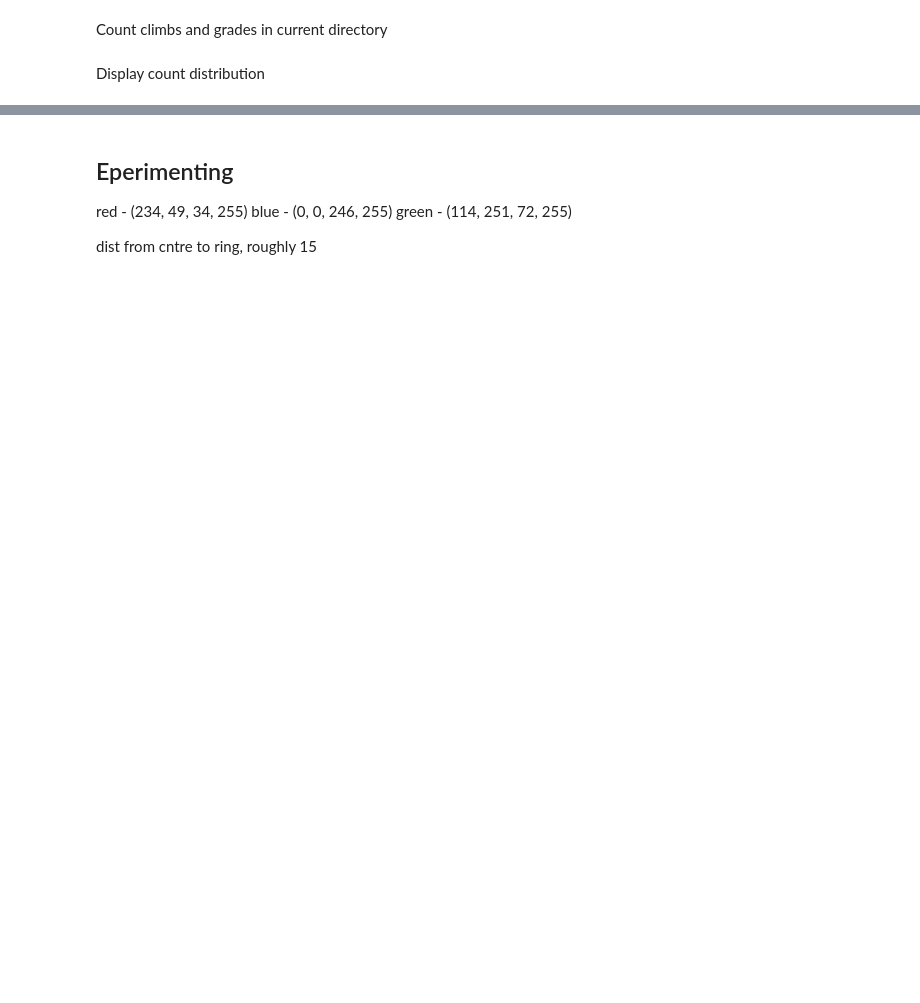
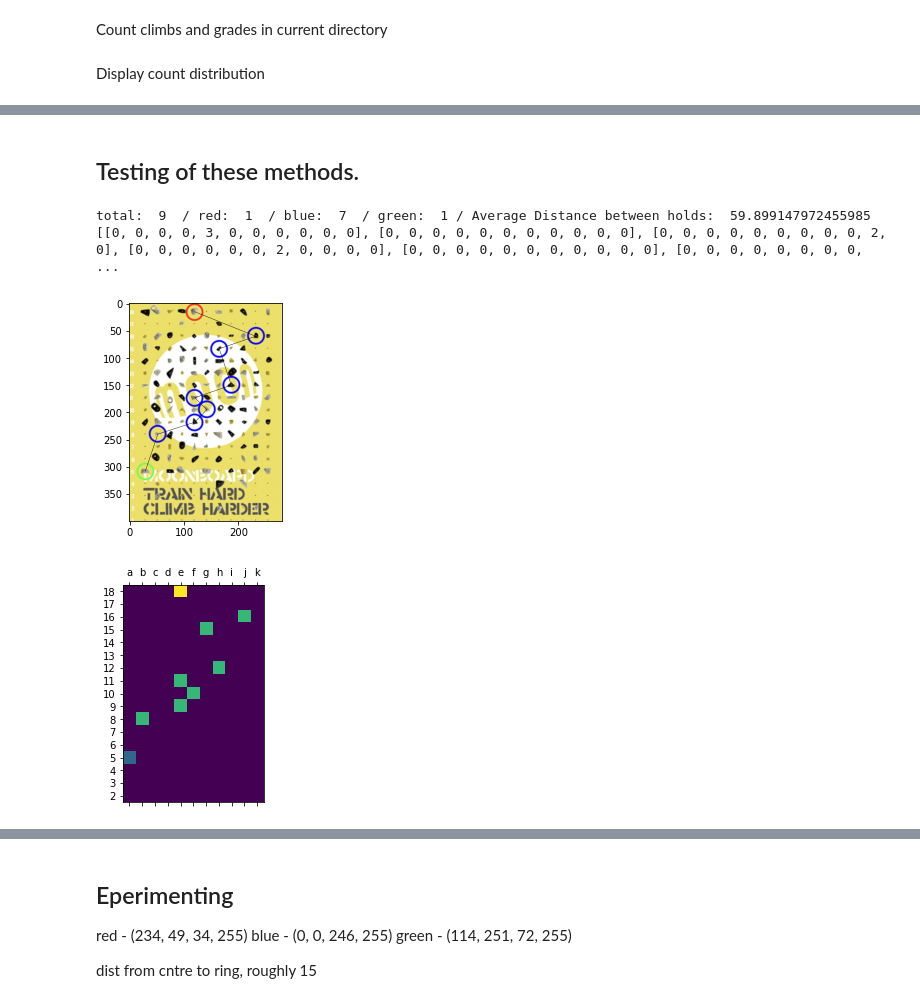
Before and after one commit to Jrodigator/MoonBoardCruxCreator, a Jupyter notebook: MBCC/MoonBoardNotebook.ipynb, the cells around one changed output, grey strips where cells are left out. Saved outputs shown, nothing was run; the diff lists cells and outputs as text; code cells hidden in the pictures; blank space fills up the shorter version.

```diff
--- a/MBCC/MoonBoardNotebook.ipynb
+++ b/MBCC/MoonBoardNotebook.ipynb
@@ -129,3 +326,40 @@ plt.bar(x = [grade[0] for grade in count], height = [climb[1] for climb in count
+# %% [markdown]
+## Testing of these methods.
+# %%
+
+ips = ['ACG64_7A+.png','_ BURNT OFF MEGOS_8A.png', '45 MAGNUM_7A+.png', 'AFONFE_7C.png', 'AIR FORCE_7A+.png', 'BALL-O-FUN_6C+.png']
+imagePath = dataDir+ips[5]
+
+ringcount, graph, redC, blueC, greenC, AvgDist, image = getRings(imagePath)
+
+print('total: ', ringcount, ' / red: ', redC, ' / blue: ', blueC, ' / green: ', greenC, '/ Average Distance between holds: ', AvgDist)
+print(graph)
+
+# Original Image
+
+plt.imshow(image)
+
+# Converted Graph
+
+#plt.matshow(graph, 'o')
+
+y_label = [18, 17, 16, 15, 14, 13, 12, 11, 10, 9, 8, 7, 6, 5, 4, 3, 2]
+fig = plt.figure()
+ax = fig.add_subplot(111)
+
+cor_matrix = pd.DataFrame(graph)
+
+ax.matshow(cor_matrix)
+
+ax.set_xticks(range(11), [chr(97 + x) for x in range(11)])
+ax.set_yticks(range(17), y_label)
+
+plt.show()
+# %% [output]
+total:  9  / red:  1  / blue:  7  / green:  1 / Average Distance between holds:  59.899147972455985
+[[0, 0, 0, 0, 3, 0, 0, 0, 0, 0, 0], [0, 0, 0, 0, 0, 0, 0, 0, 0, 0, 0], [0, 0, 0, 0, 0, 0, 0, 0, 0, 2, 0], [0, 0, 0, 0, 0, 0, 2, 0, 0, 0, 0], [0, 0, 0, 0, 0, 0, 0, 0, 0, 0, 0], [0, 0, 0, 0, 0, 0, 0, 0, ...
+[figure, added]
+[figure, added]
 # %% [markdown]
 ## Basic DNN
 
```
Also changed, not shown: parts of 25 cells of this notebook, 1 other file.
